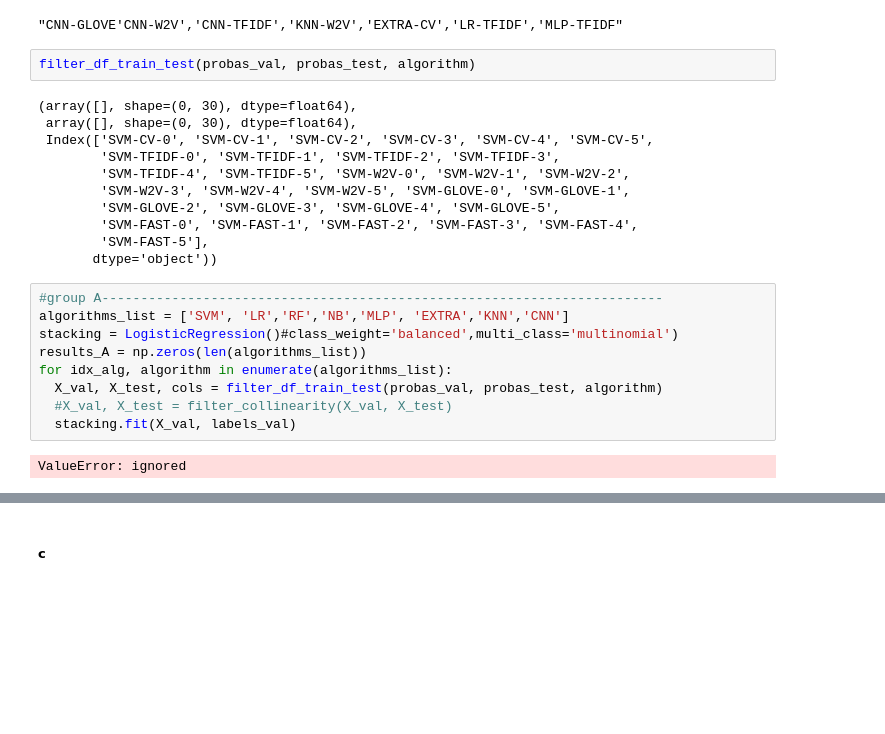
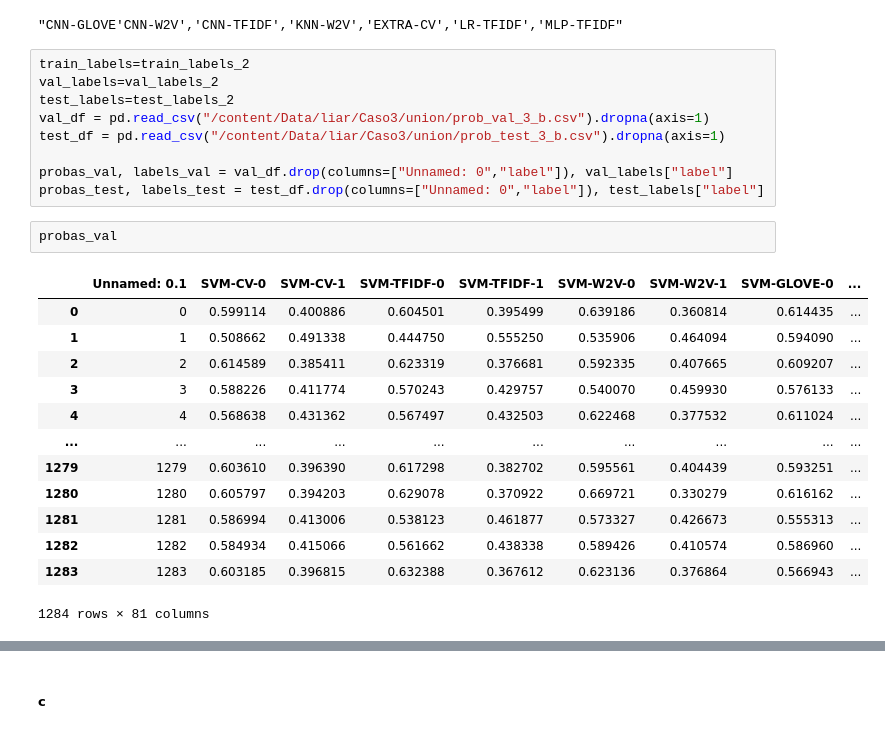
Before and after one commit to SaraBCoutinho/Pesquisa_Analysis, a Jupyter notebook: LIAR_atual_todos_e_Caso3_partes_1_e_2_3_8_22.ipynb, the cells around one changed output, grey strips where cells are left out. Cells and saved outputs as stored; diff of their text form; blank space fills up the shorter version.

```diff
--- a/LIAR_atual_todos_e_Caso3_partes_1_e_2_3_8_22.ipynb
+++ b/LIAR_atual_todos_e_Caso3_partes_1_e_2_3_8_22.ipynb
@@ -1933,28 +1819,29 @@ texte2="CNN-GLOVE,CNN-W2V, CNN-TFIDF, KNN-W2V, EXTRA-CV, LR-TFIDF, MLP-TFIDF"
 texte2.replace(" "," '").replace(",","'").replace(" ",",")
 # %% [output]
 "CNN-GLOVE'CNN-W2V','CNN-TFIDF','KNN-W2V','EXTRA-CV','LR-TFIDF','MLP-TFIDF"
-# %%
-filter_df_train_test(probas_val, probas_test, algorithm)
-# %% [output]
-(array([], shape=(0, 30), dtype=float64),
- array([], shape=(0, 30), dtype=float64),
- Index(['SVM-CV-0', 'SVM-CV-1', 'SVM-CV-2', 'SVM-CV-3', 'SVM-CV-4', 'SVM-CV-5',
-        'SVM-TFIDF-0', 'SVM-TFIDF-1', 'SVM-TFIDF-2', 'SVM-TFIDF-3',
-        'SVM-TFIDF-4', 'SVM-TFIDF-5', 'SVM-W2V-0', 'SVM-W2V-1', 'SVM-W2V-2',
-        'SVM-W2V-3', 'SVM-W2V-4', 'SVM-W2V-5', 'SVM-GLOVE-0', 'SVM-GLOVE-1',
-        'SVM-GLOVE-2', 'SVM-GLOVE-3', 'SVM-GLOVE-4', 'SVM-GLOVE-5',
-        'SVM-FAST-0', 'SVM-FAST-1', 'SVM-FAST-2', 'SVM-FAST-3', 'SVM-FAST-4',
-        'SVM-FAST-5'],
-       dtype='object'))
-# %%
-#group A------------------------------------------------------------------------
-algorithms_list = ['SVM', 'LR','RF','NB','MLP', 'EXTRA','KNN','CNN']
-stacking = LogisticRegression()#class_weight='balanced',multi_class='multinomial')
-results_A = np.zeros(len(algorithms_list))
-for idx_alg, algorithm in enumerate(algorithms_list):
-  X_val, X_test, cols = filter_df_train_test(probas_val, probas_test, algorithm)
-  #X_val, X_test = filter_collinearity(X_val, X_test)
-  stacking.fit(X_val, labels_val)
-# %% [output]
-ValueError: ignored
+# %%
+train_labels=train_labels_2
+val_labels=val_labels_2
+test_labels=test_labels_2
+val_df = pd.read_csv("/content/Data/liar/Caso3/union/prob_val_3_b.csv").dropna(axis=1)
+test_df = pd.read_csv("/content/Data/liar/Caso3/union/prob_test_3_b.csv").dropna(axis=1)
+
+probas_val, labels_val = val_df.drop(columns=["Unnamed: 0","label"]), val_labels["label"]
+probas_test, labels_test = test_df.drop(columns=["Unnamed: 0","label"]), test_labels["label"]
+# %%
+probas_val
+# %% [output]
+|  | Unnamed: 0.1 | SVM-CV-0 | SVM-CV-1 | SVM-TFIDF-0 | SVM-TFIDF-1 | SVM-W2V-0 | SVM-W2V-1 | SVM-GLOVE-0 | ... |
+| 0 | 0 | 0.599114 | 0.400886 | 0.604501 | 0.395499 | 0.639186 | 0.360814 | 0.614435 | ... |
+| 1 | 1 | 0.508662 | 0.491338 | 0.444750 | 0.555250 | 0.535906 | 0.464094 | 0.594090 | ... |
+| 2 | 2 | 0.614589 | 0.385411 | 0.623319 | 0.376681 | 0.592335 | 0.407665 | 0.609207 | ... |
+| 3 | 3 | 0.588226 | 0.411774 | 0.570243 | 0.429757 | 0.540070 | 0.459930 | 0.576133 | ... |
+| 4 | 4 | 0.568638 | 0.431362 | 0.567497 | 0.432503 | 0.622468 | 0.377532 | 0.611024 | ... |
+| ... | ... | ... | ... | ... | ... | ... | ... | ... | ... |
+| 1279 | 1279 | 0.603610 | 0.396390 | 0.617298 | 0.382702 | 0.595561 | 0.404439 | 0.593251 | ... |
+| 1280 | 1280 | 0.605797 | 0.394203 | 0.629078 | 0.370922 | 0.669721 | 0.330279 | 0.616162 | ... |
+| 1281 | 1281 | 0.586994 | 0.413006 | 0.538123 | 0.461877 | 0.573327 | 0.426673 | 0.555313 | ... |
+| 1282 | 1282 | 0.584934 | 0.415066 | 0.561662 | 0.438338 | 0.589426 | 0.410574 | 0.586960 | ... |
+| 1283 | 1283 | 0.603185 | 0.396815 | 0.632388 | 0.367612 | 0.623136 | 0.376864 | 0.566943 | ... |
+1284 rows × 81 columns
 # %%
```
Also changed, not shown: parts of 91 cells of this notebook.
